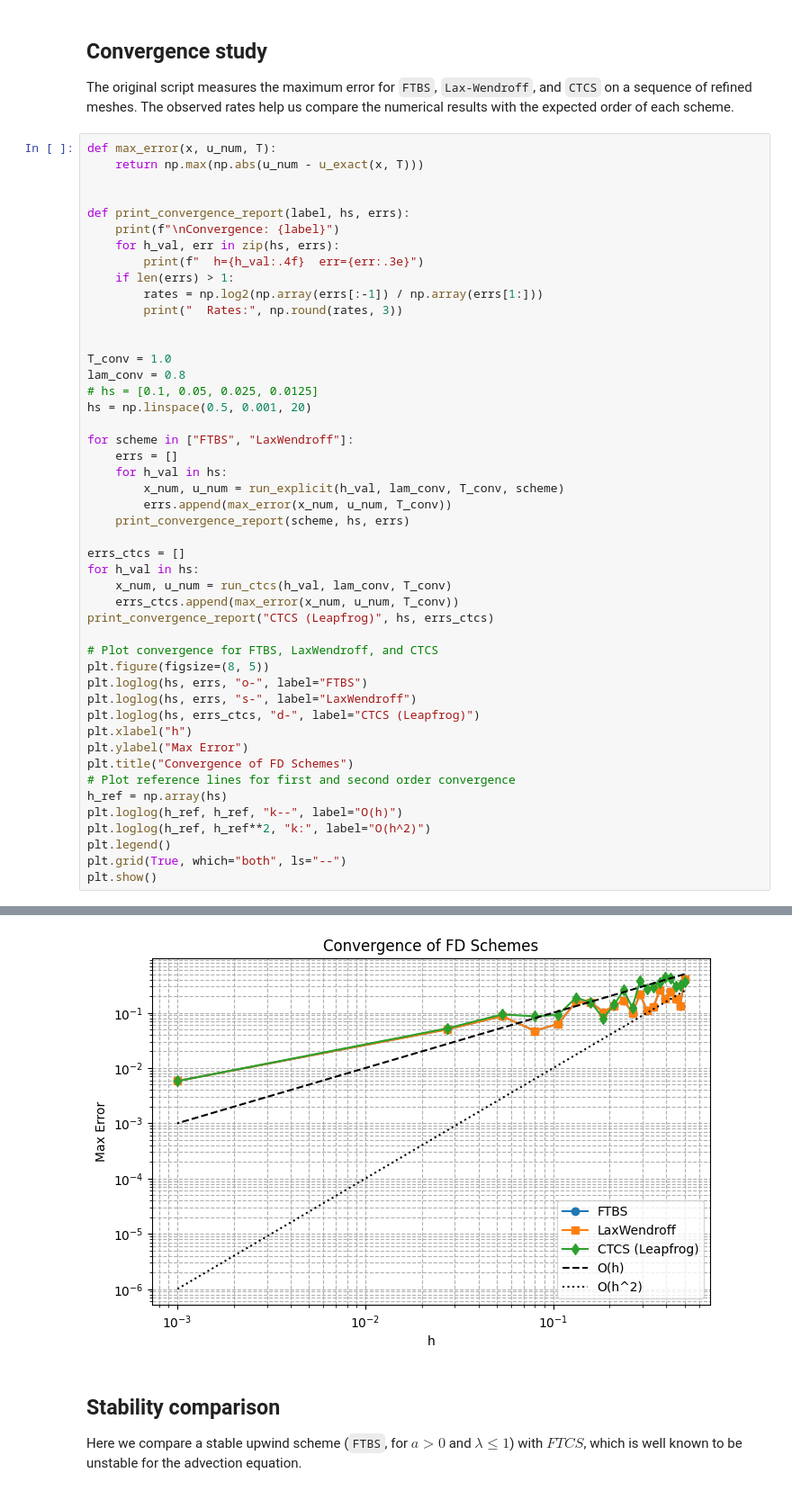
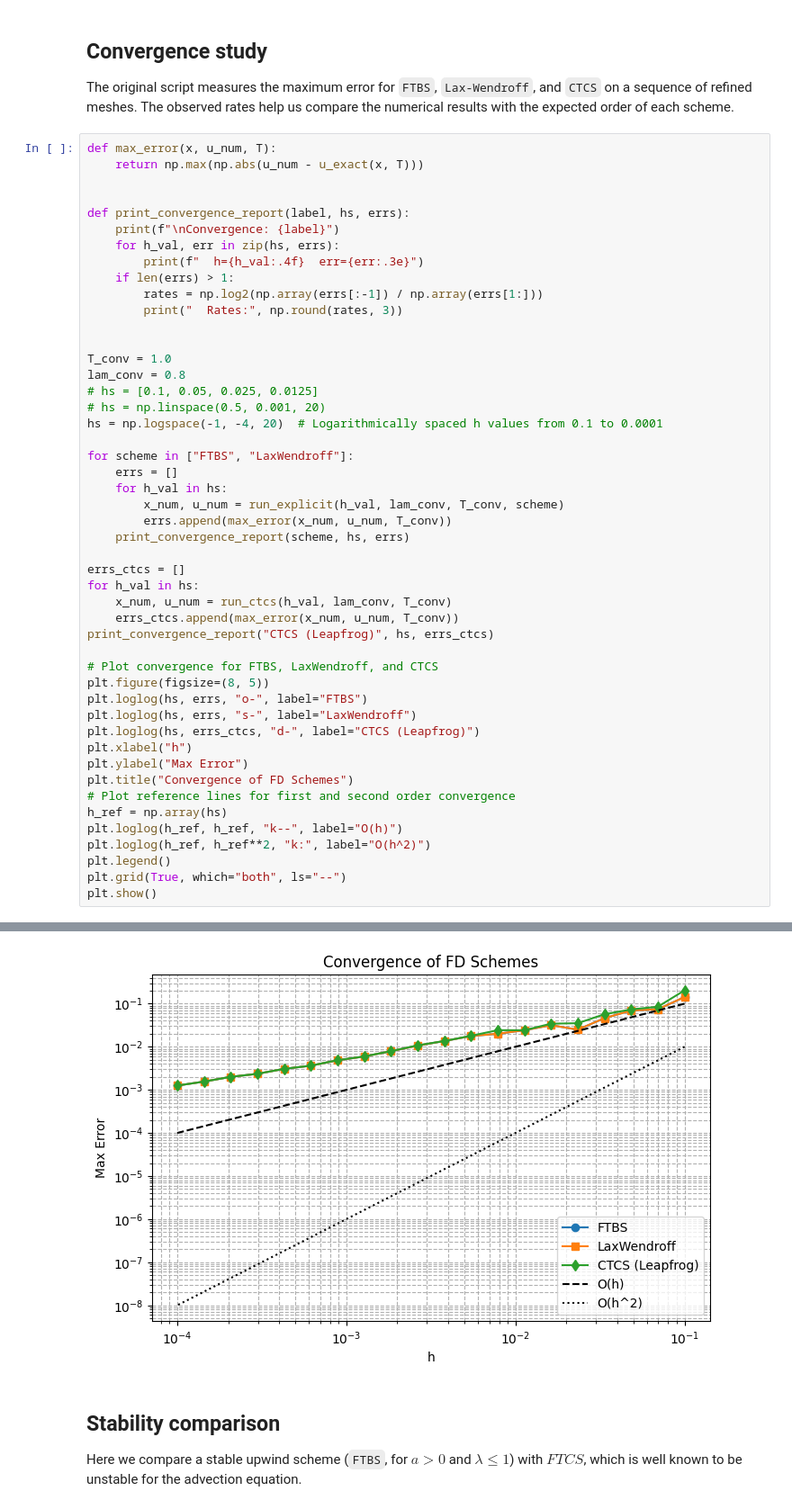
Before and after one commit to KumarRishabh/Sci-Comp, a Jupyter notebook: notebooks/problem3_hyperbolic_fd.ipynb, the cells around one changed output, grey strips where cells are left out. Shown at 90% size. Drawn from its saved outputs; the diff is of its cells as text.

```diff
--- a/notebooks/problem3_hyperbolic_fd.ipynb
+++ b/notebooks/problem3_hyperbolic_fd.ipynb
@@ -262,7 +262,8 @@ def print_convergence_report(label, hs, errs):
 T_conv = 1.0
 lam_conv = 0.8
 # hs = [0.1, 0.05, 0.025, 0.0125]
-hs = np.linspace(0.5, 0.001, 20)
+# hs = np.linspace(0.5, 0.001, 20)
+hs = np.logspace(-1, -4, 20)  # Logarithmically spaced h values from 0.1 to 0.0001
 
 for scheme in ["FTBS", "LaxWendroff"]:
     errs = []
@@ -313,4 +314,4 @@ Convergence: FTBS
-[figure, old version]
+[figure, new version]
 # %% [markdown]
 ## Stability comparison
 
```
Also changed, not shown: parts of 6 cells of this notebook, 57 other files.
